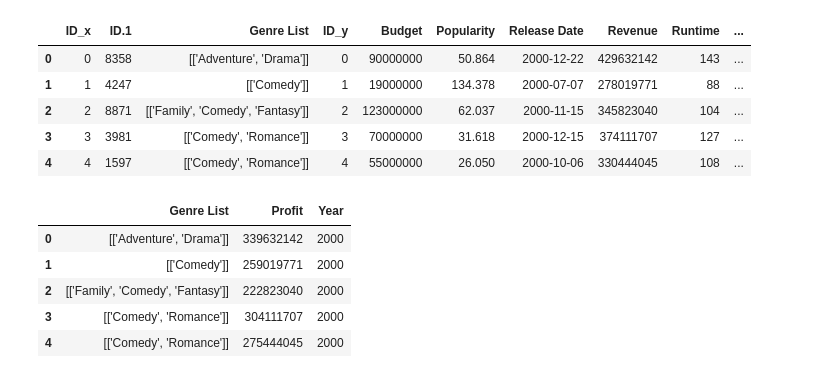
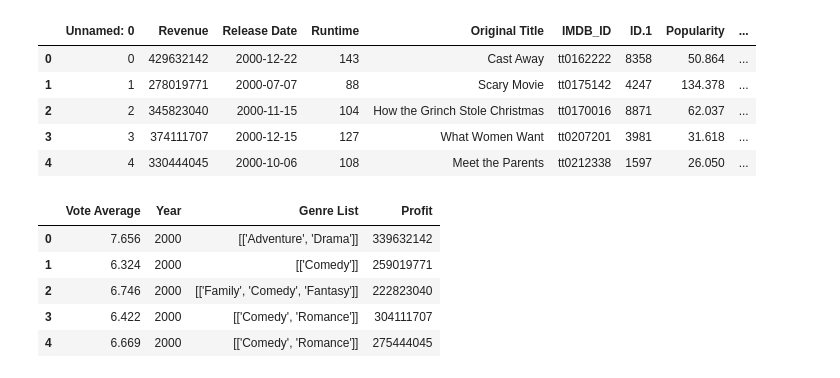
Before and after one commit to cjayati/camp_rock, a Jupyter notebook: genre_analysis.ipynb, the cells around one changed output. Cells and saved outputs as stored; diff of their text form; code cells hidden in the pictures.

```diff
--- a/genre_analysis.ipynb
+++ b/genre_analysis.ipynb
@@ -5,32 +6,31 @@ import matplotlib.pyplot as plt
 # %%
-movie_genre_df = pd.read_csv('data/tmdb_genres.csv').dropna()
-movie_details_df = pd.read_csv('data/movie_details.csv').dropna()
-movie_df = pd.merge(movie_genre_df, movie_details_df, how="inner", on=["ID.1"])
+movie_df = pd.read_csv('data/movies_merged.csv')
 
 #movie_df = movie_df[movie_df['country'].str.contains("USA")]
 #movie_df = movie_df[pd.to_numeric(movie_df['usa_gross_income'], errors='coerce').notnull()]
 #movie_df = movie_df[pd.to_numeric(movie_df['budget'], errors='coerce').notnull()]
 movie_df["Profit"] = movie_df["Revenue"] - movie_df["Budget"]
 movie_df["Year"] = movie_df['Release Date'].str.split('[-]',expand=True,regex=True)[0].astype(int)
 movie_df = movie_df[(movie_df["Year"]>=2000) & (movie_df["Year"]<=2020)]
+#movie_df.head()
 movie_df.head()
 # %% [output]
-|  | ID_x | ID.1 | Genre List | ID_y | Budget | Popularity | Release Date | Revenue | Runtime | ... |
-| 0 | 0 | 8358 | [['Adventure', 'Drama']] | 0 | 90000000 | 50.864 | 2000-12-22 | 429632142 | 143 | ... |
-| 1 | 1 | 4247 | [['Comedy']] | 1 | 19000000 | 134.378 | 2000-07-07 | 278019771 | 88 | ... |
-| 2 | 2 | 8871 | [['Family', 'Comedy', 'Fantasy']] | 2 | 123000000 | 62.037 | 2000-11-15 | 345823040 | 104 | ... |
-| 3 | 3 | 3981 | [['Comedy', 'Romance']] | 3 | 70000000 | 31.618 | 2000-12-15 | 374111707 | 127 | ... |
-| 4 | 4 | 1597 | [['Comedy', 'Romance']] | 4 | 55000000 | 26.050 | 2000-10-06 | 330444045 | 108 | ... |
+|  | Unnamed: 0 | Revenue | Release Date | Runtime | Original Title | IMDB_ID | ID.1 | Popularity | ... |
+| 0 | 0 | 429632142 | 2000-12-22 | 143 | Cast Away | tt0162222 | 8358 | 50.864 | ... |
+| 1 | 1 | 278019771 | 2000-07-07 | 88 | Scary Movie | tt0175142 | 4247 | 134.378 | ... |
+| 2 | 2 | 345823040 | 2000-11-15 | 104 | How the Grinch Stole Christmas | tt0170016 | 8871 | 62.037 | ... |
+| 3 | 3 | 374111707 | 2000-12-15 | 127 | What Women Want | tt0207201 | 3981 | 31.618 | ... |
+| 4 | 4 | 330444045 | 2000-10-06 | 108 | Meet the Parents | tt0212338 | 1597 | 26.050 | ... |
 # %%
-genre_df = movie_df[{ "Year", "Genre List", "Profit"}].copy()
+genre_df = movie_df[{ "Year", "Genre List", "Vote Average", "Profit"}].copy()
 genre_df.head()
 # %% [output]
-|  | Genre List | Profit | Year |
-| 0 | [['Adventure', 'Drama']] | 339632142 | 2000 |
-| 1 | [['Comedy']] | 259019771 | 2000 |
-| 2 | [['Family', 'Comedy', 'Fantasy']] | 222823040 | 2000 |
-| 3 | [['Comedy', 'Romance']] | 304111707 | 2000 |
-| 4 | [['Comedy', 'Romance']] | 275444045 | 2000 |
+|  | Vote Average | Year | Genre List | Profit |
+| 0 | 7.656 | 2000 | [['Adventure', 'Drama']] | 339632142 |
+| 1 | 6.324 | 2000 | [['Comedy']] | 259019771 |
+| 2 | 6.746 | 2000 | [['Family', 'Comedy', 'Fantasy']] | 222823040 |
+| 3 | 6.422 | 2000 | [['Comedy', 'Romance']] | 304111707 |
+| 4 | 6.669 | 2000 | [['Comedy', 'Romance']] | 275444045 |
 # %%
 def find_genre_profit(df, genre):
     temp_df = df[df['Genre List'].str.contains(genre)]
```
Also changed, not shown: parts of 15 cells of this notebook, 1 other file.
